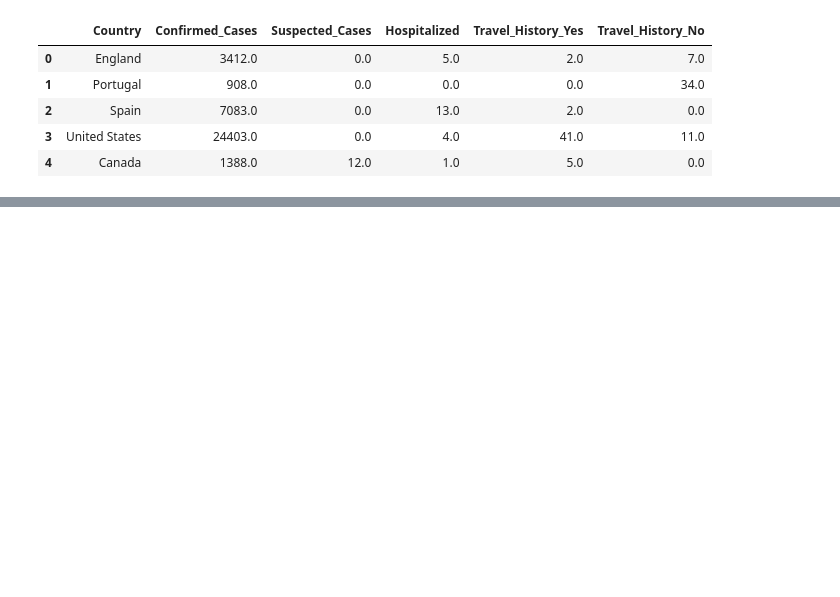
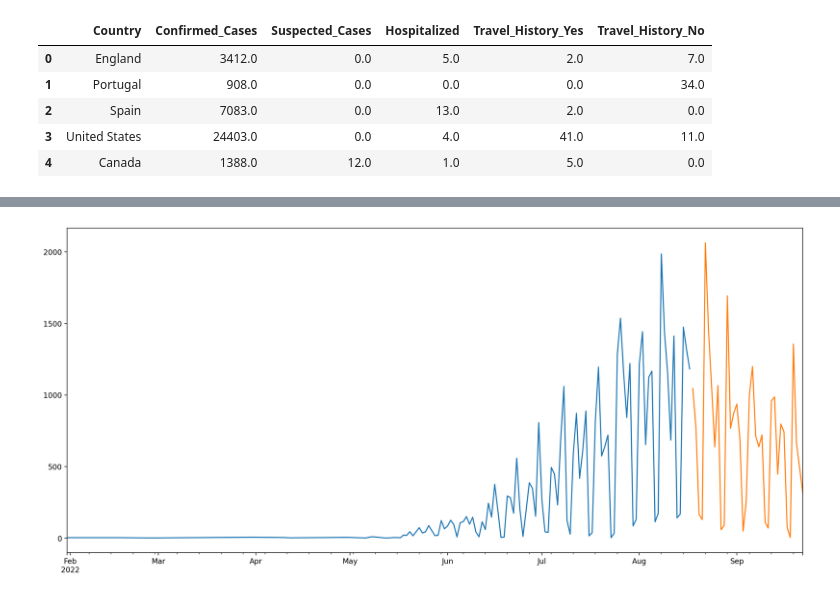
Before and after one commit to SuryaVamshi04/SyMPox, a Jupyter notebook: SyMPox/main.ipynb, the cells around one changed output, grey strips where cells are left out. Cells and saved outputs as stored; diff of their text form; code cells hidden in the pictures; blank space fills up the shorter version.

```diff
--- a/SyMPox/main.ipynb
+++ b/SyMPox/main.ipynb
@@ -159,0 +165,3 @@ plot_map(Case_worldwide,'Confirmed_Cases', 'Confirmed Cases by Country')
+# %%
+daily_country_cases = cases_confirmed.T
+daily_country_cases.head()
@@ -159,0 +176,3 @@ plot_map(Case_worldwide,'Confirmed_Cases', 'Confirmed Cases by Country')
+# %%
+daily_country_cases['Total_cases'] = daily_country_cases.sum(axis=1)
+daily_country_cases['Total_cases']
@@ -159,0 +192,2 @@ plot_map(Case_worldwide,'Confirmed_Cases', 'Confirmed Cases by Country')
+# %%
+daily_country_cases.index = pd.to_datetime(daily_country_cases.index)
@@ -159,0 +200,13 @@ plot_map(Case_worldwide,'Confirmed_Cases', 'Confirmed Cases by Country')
+# %%
+daily_country_cases.index = pd.DatetimeIndex(daily_country_cases.index).to_period('D')
+# %%
+#divide into train and validation set
+train = daily_country_cases[:int(0.75*(len(daily_country_cases)))]
+test = daily_country_cases[int(0.75*(len(daily_country_cases))):]
+
+#plotting the data
+train['Total_cases'].plot()
+test['Total_cases'].plot()
+plt.show()
+# %% [output]
+[figure, added]
```
Also changed, not shown: parts of 26 cells of this notebook.
